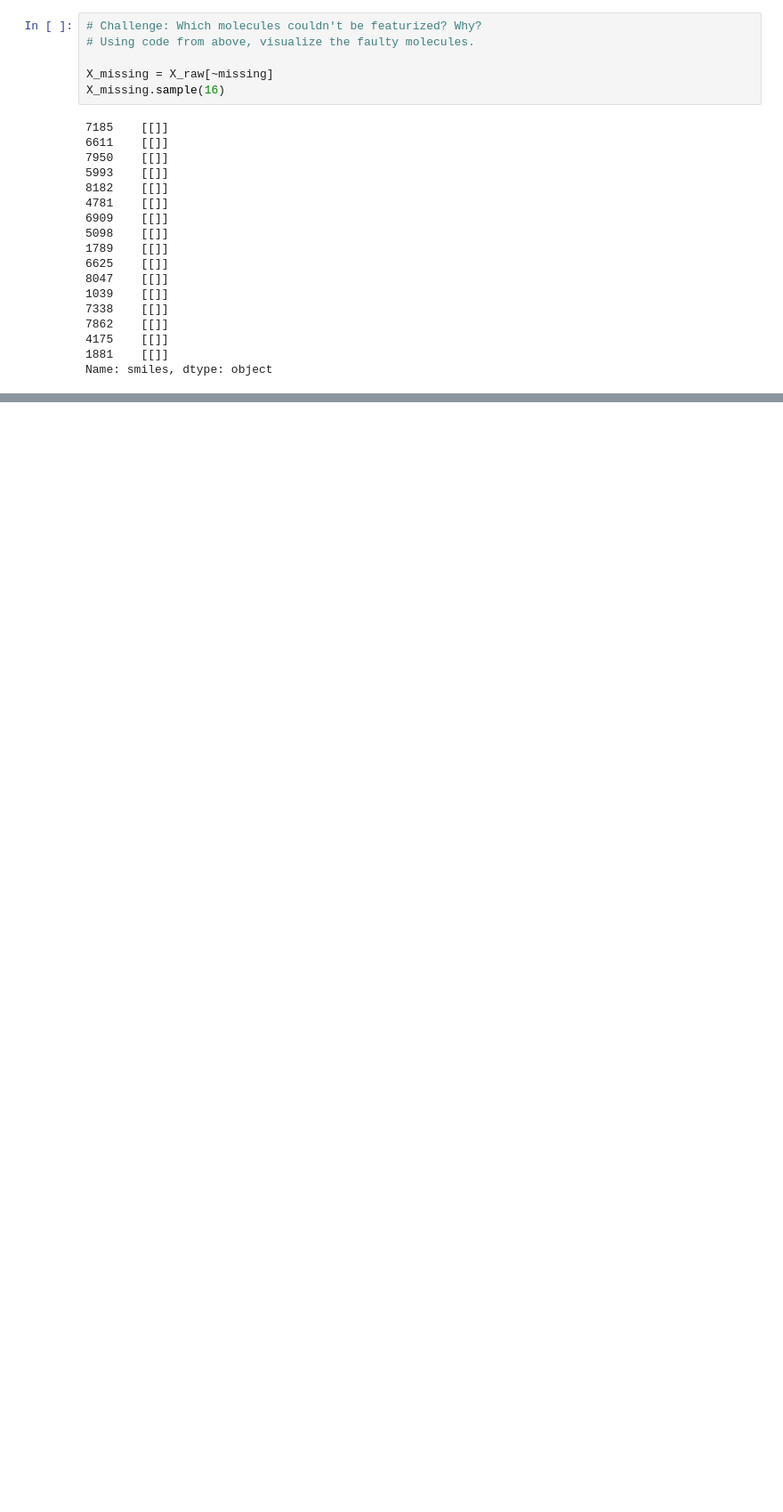
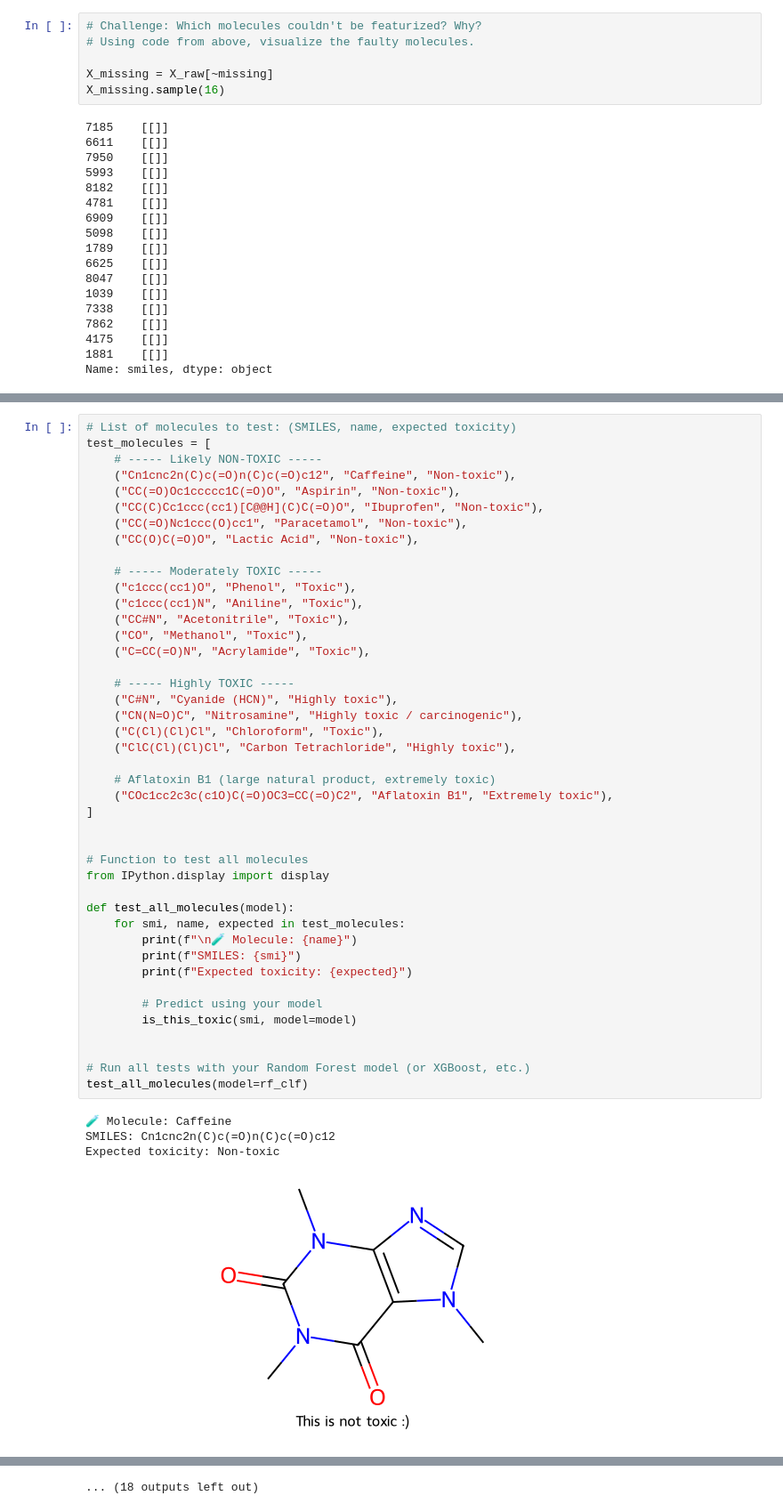
Before and after one commit to Accayo14/AI-for-Chemistry, a Jupyter notebook: Week_2/SupervisedML.ipynb, the cells around one changed output, grey strips where cells are left out. Shown: that part at 89% size. Saved outputs shown, nothing was run; the diff lists cells and outputs as text; blank space fills up the shorter version.

```diff
--- a/Week_2/SupervisedML.ipynb
+++ b/Week_2/SupervisedML.ipynb
@@ -330,0 +607,48 @@ TypeError: No registered converter was able to produce a C++ rvalue of type clas
+# %%
+# List of molecules to test: (SMILES, name, expected toxicity)
+test_molecules = [
+    # ----- Likely NON-TOXIC -----
+    ("Cn1cnc2n(C)c(=O)n(C)c(=O)c12", "Caffeine", "Non-toxic"),
+    ("CC(=O)Oc1ccccc1C(=O)O", "Aspirin", "Non-toxic"),
+    ("CC(C)Cc1ccc(cc1)[C@@H](C)C(=O)O", "Ibuprofen", "Non-toxic"),
+    ("CC(=O)Nc1ccc(O)cc1", "Paracetamol", "Non-toxic"),
+    ("CC(O)C(=O)O", "Lactic Acid", "Non-toxic"),
+
+    # ----- Moderately TOXIC -----
+    ("c1ccc(cc1)O", "Phenol", "Toxic"),
+    ("c1ccc(cc1)N", "Aniline", "Toxic"),
+    ("CC#N", "Acetonitrile", "Toxic"),
+    ("CO", "Methanol", "Toxic"),
+    ("C=CC(=O)N", "Acrylamide", "Toxic"),
+
+    # ----- Highly TOXIC -----
+    ("C#N", "Cyanide (HCN)", "Highly toxic"),
+    ("CN(N=O)C", "Nitrosamine", "Highly toxic / carcinogenic"),
+    ("C(Cl)(Cl)Cl", "Chloroform", "Toxic"),
+    ("ClC(Cl)(Cl)Cl", "Carbon Tetrachloride", "Highly toxic"),
+
+    # Aflatoxin B1 (large natural product, extremely toxic)
+    ("COc1cc2c3c(c1O)C(=O)OC3=CC(=O)C2", "Aflatoxin B1", "Extremely toxic"),
+]
+
+
+# Function to test all molecules
+from IPython.display import display
+
+def test_all_molecules(model):
+    for smi, name, expected in test_molecules:
+        print(f"\n🧪 Molecule: {name}")
+        print(f"SMILES: {smi}")
+        print(f"Expected toxicity: {expected}")
+
+        # Predict using your model
+        is_this_toxic(smi, model=model)
+
+
+# Run all tests with your Random Forest model (or XGBoost, etc.)
+test_all_molecules(model=rf_clf)
+# %% [output]
+🧪 Molecule: Caffeine
+SMILES: Cn1cnc2n(C)c(=O)n(C)c(=O)c12
+Expected toxicity: Non-toxic
+[figure, added]
@@ -330,0 +675 @@ TypeError: No registered converter was able to produce a C++ rvalue of type clas
+... (18 outputs left out)
```
Also changed, not shown: parts of 19 cells of this notebook, 2 other files.
